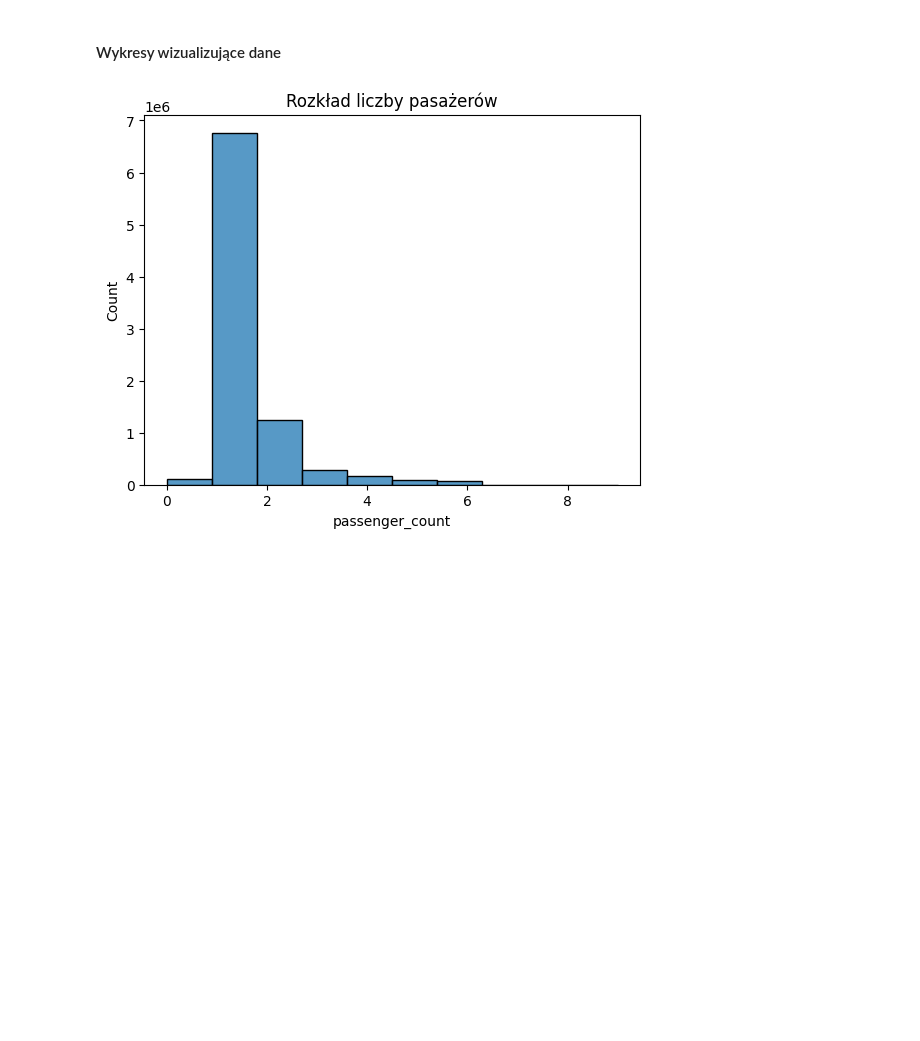
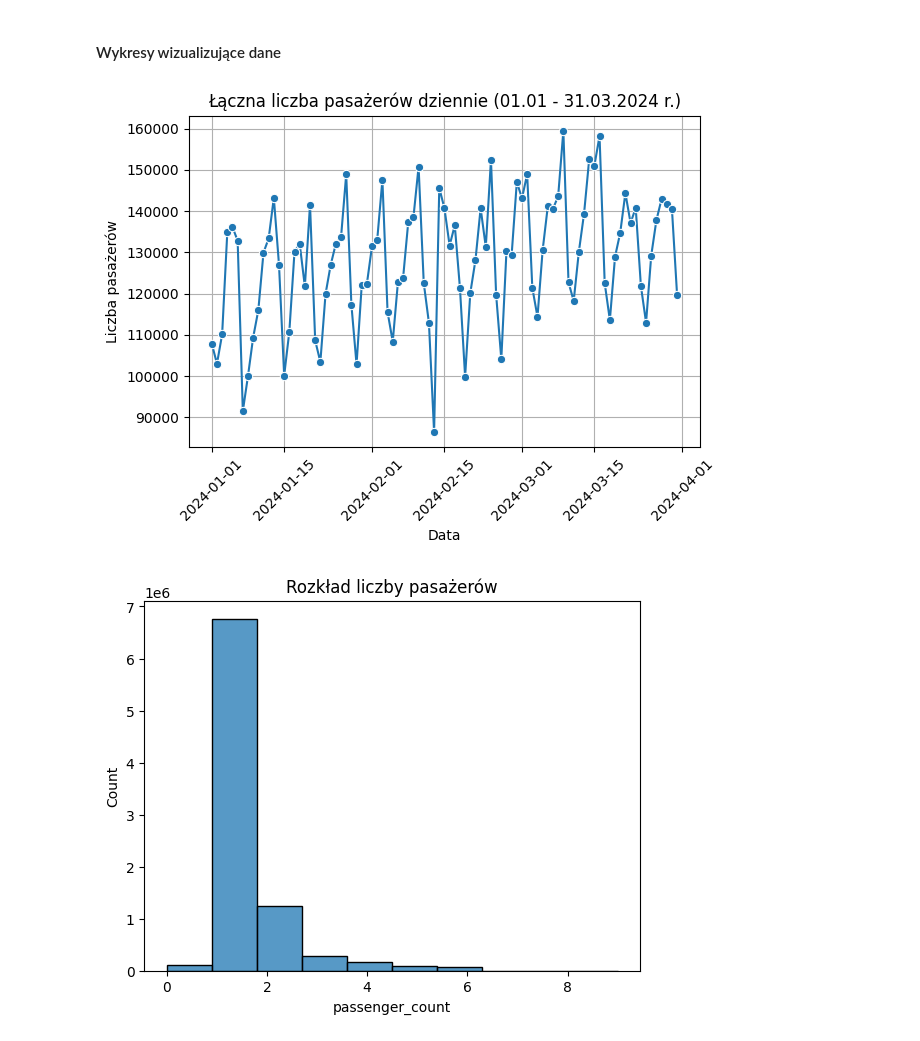
Before and after one commit to piotrkoz00/ds360-task-pmk, a Jupyter notebook: PMK_analiza_NYC.ipynb, the cells around one changed output. Saved outputs shown, nothing was run; the diff lists cells and outputs as text; code cells hidden in the pictures; blank space fills up the shorter version.

```diff
--- a/PMK_analiza_NYC.ipynb
+++ b/PMK_analiza_NYC.ipynb
@@ -407,3 +409,8 @@ df.to_csv('nyc_yellow_taxi_clean.csv', index=False)
+# %%
+daily_passengers = df_filtered.groupby('pickup_date')['passenger_count'].sum().reset_index()
+pu.lineplot(daily_passengers, x='pickup_date', y='passenger_count', xlabel='Data', ylabel='Liczba pasażerów', title='Łączna liczba pasażerów dziennie (01.01 - 31.03.2024 r.)')
+# %% [output]
+[figure, added]
 # %%
 pu.histogram(df=df, col='passenger_count', title='Rozkład liczby pasażerów', bins=10, log_scale=False)
 # %% [output]
```
Also changed, not shown: parts of 14 cells of this notebook, 2 other files.
